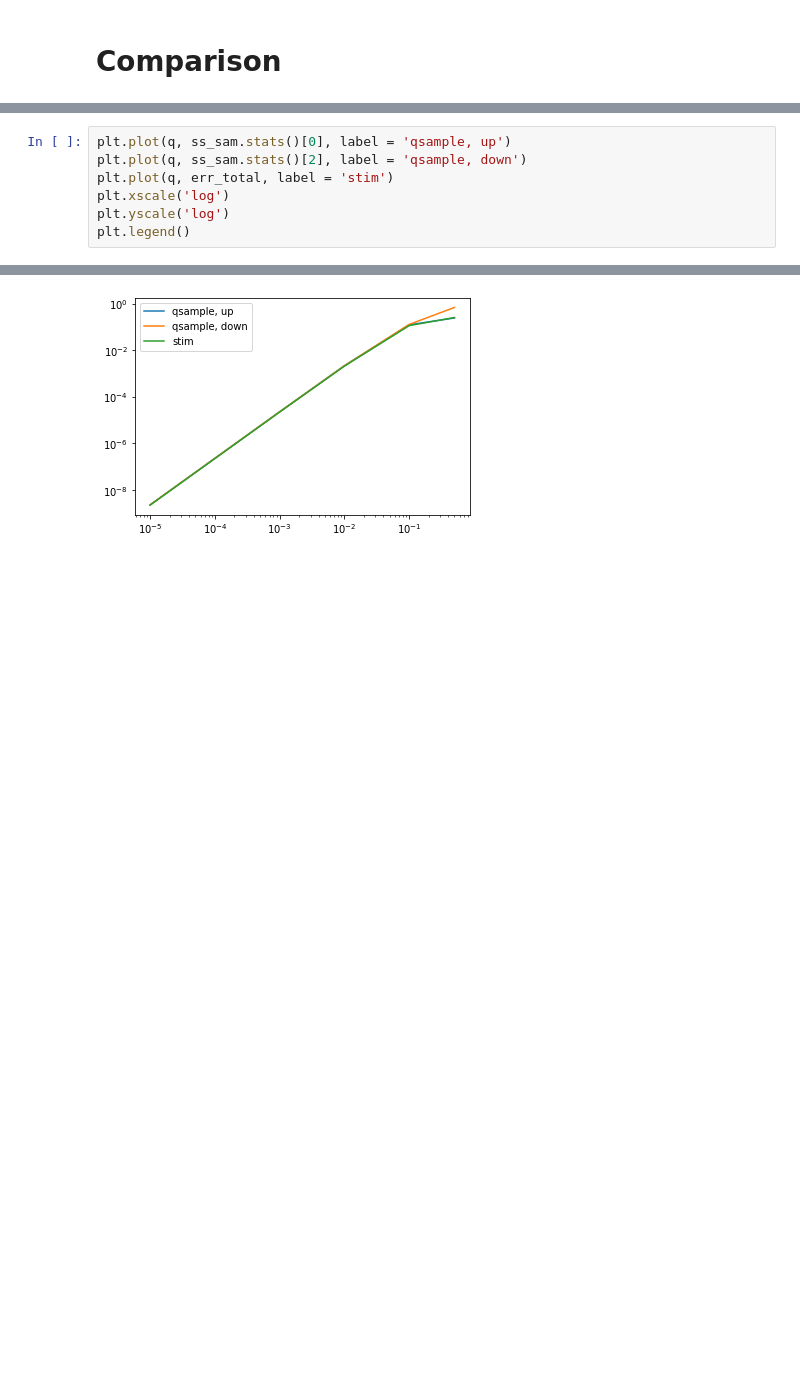
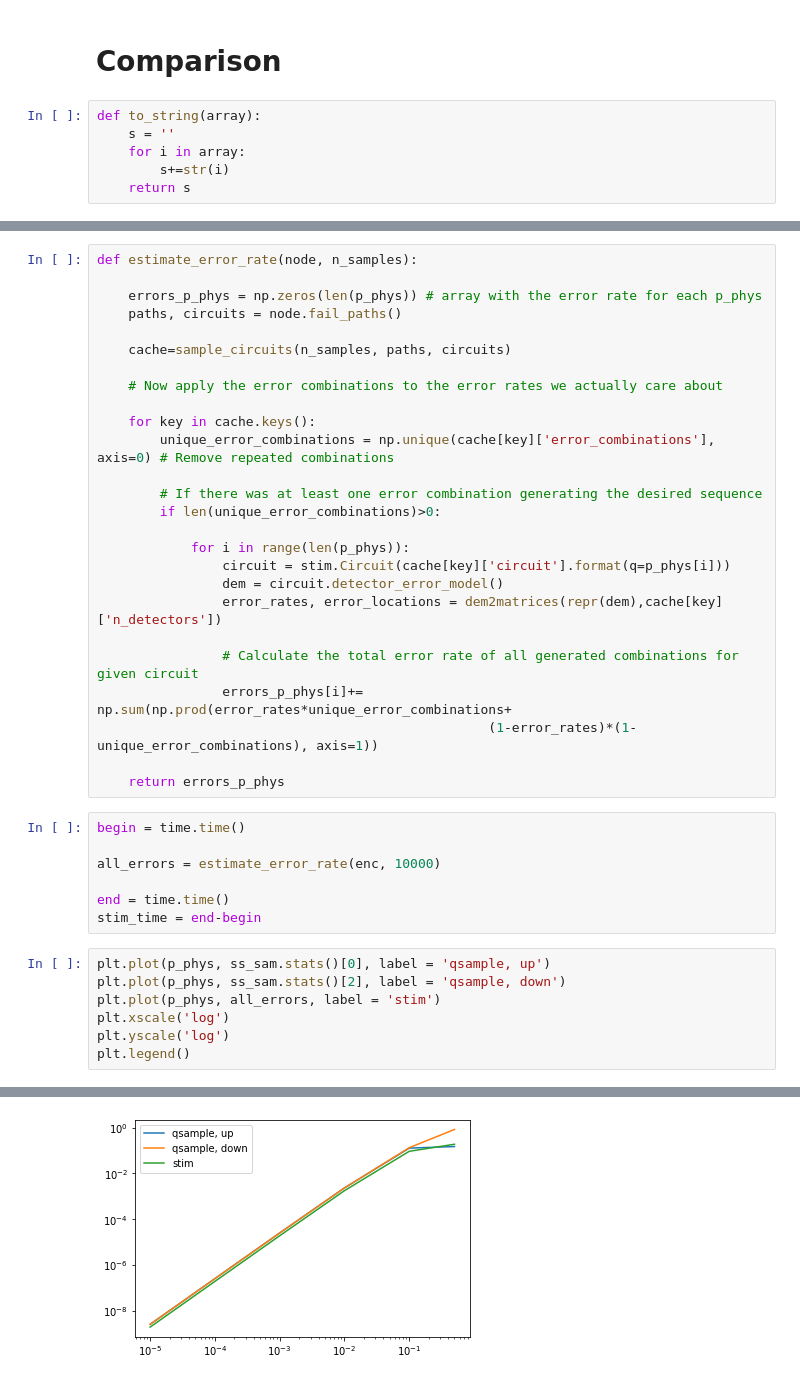
Before and after one commit to JoaoH67/qsample, a Jupyter notebook: Qsample - Steane.ipynb, the cells around one changed output, grey strips where cells are left out. Drawn from its saved outputs; the diff is of its cells as text; blank space fills up the shorter version.

Commit message:
Add sampling over circuits

```diff
--- a/Qsample - Steane.ipynb
+++ b/Qsample - Steane.ipynb
@@ -315,2 +368,8 @@ stim_time = end-begin
 # %% [markdown]
 # Comparison
+# %%
+def to_string(array):
+    s = ''
+    for i in array:
+        s+=str(i)
+    return s
@@ -317,13 +444,46 @@ stim_time = end-begin
+# %%
+def estimate_error_rate(node, n_samples):
+
+    errors_p_phys = np.zeros(len(p_phys)) # array with the error rate for each p_phys
+    paths, circuits = node.fail_paths()
+
+    cache=sample_circuits(n_samples, paths, circuits)
+
+    # Now apply the error combinations to the error rates we actually care about
+
+    for key in cache.keys():
+        unique_error_combinations = np.unique(cache[key]['error_combinations'], axis=0) # Remove repeated combinations
+
+        # If there was at least one error combination generating the desired sequence
+        if len(unique_error_combinations)>0:
+
+            for i in range(len(p_phys)):
+                circuit = stim.Circuit(cache[key]['circuit'].format(q=p_phys[i]))
+                dem = circuit.detector_error_model()
+                error_rates, error_locations = dem2matrices(repr(dem),cache[key]['n_detectors'])
+
+                # Calculate the total error rate of all generated combinations for given circuit
+                errors_p_phys[i]+= np.sum(np.prod(error_rates*unique_error_combinations+
+                                                  (1-error_rates)*(1-unique_error_combinations), axis=1))
+
+    return errors_p_phys
+# %%
+begin = time.time()
+
+all_errors = estimate_error_rate(enc, 10000)
+
+end = time.time()
+stim_time = end-begin
 # %%
-plt.plot(q, ss_sam.stats()[0], label = 'qsample, up')
-plt.plot(q, ss_sam.stats()[2], label = 'qsample, down')
-plt.plot(q, err_total, label = 'stim')
+plt.plot(p_phys, ss_sam.stats()[0], label = 'qsample, up')
+plt.plot(p_phys, ss_sam.stats()[2], label = 'qsample, down')
+plt.plot(p_phys, all_errors, label = 'stim')
 plt.xscale('log')
 plt.yscale('log')
 plt.legend()
 # %% [output]
 <matplotlib.legend.Legend at 0x...>
-[figure, old version]
+[figure, new version]
 # %%
 print("QSample time: {:.3}s".format(qsample_time))
 print("STIM time: {:.3}s".format(stim_time))
```
Also changed, not shown: parts of 9 cells of this notebook.
